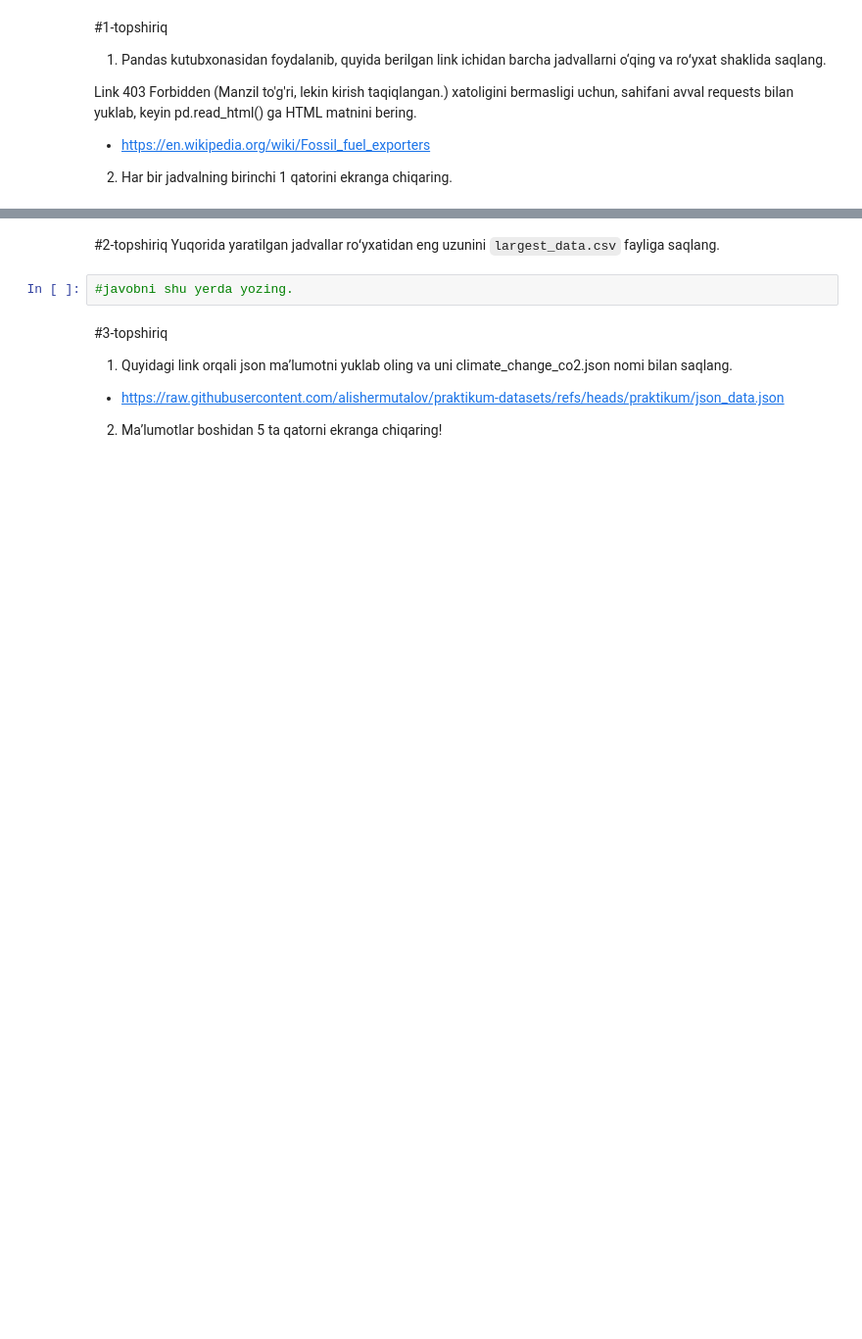
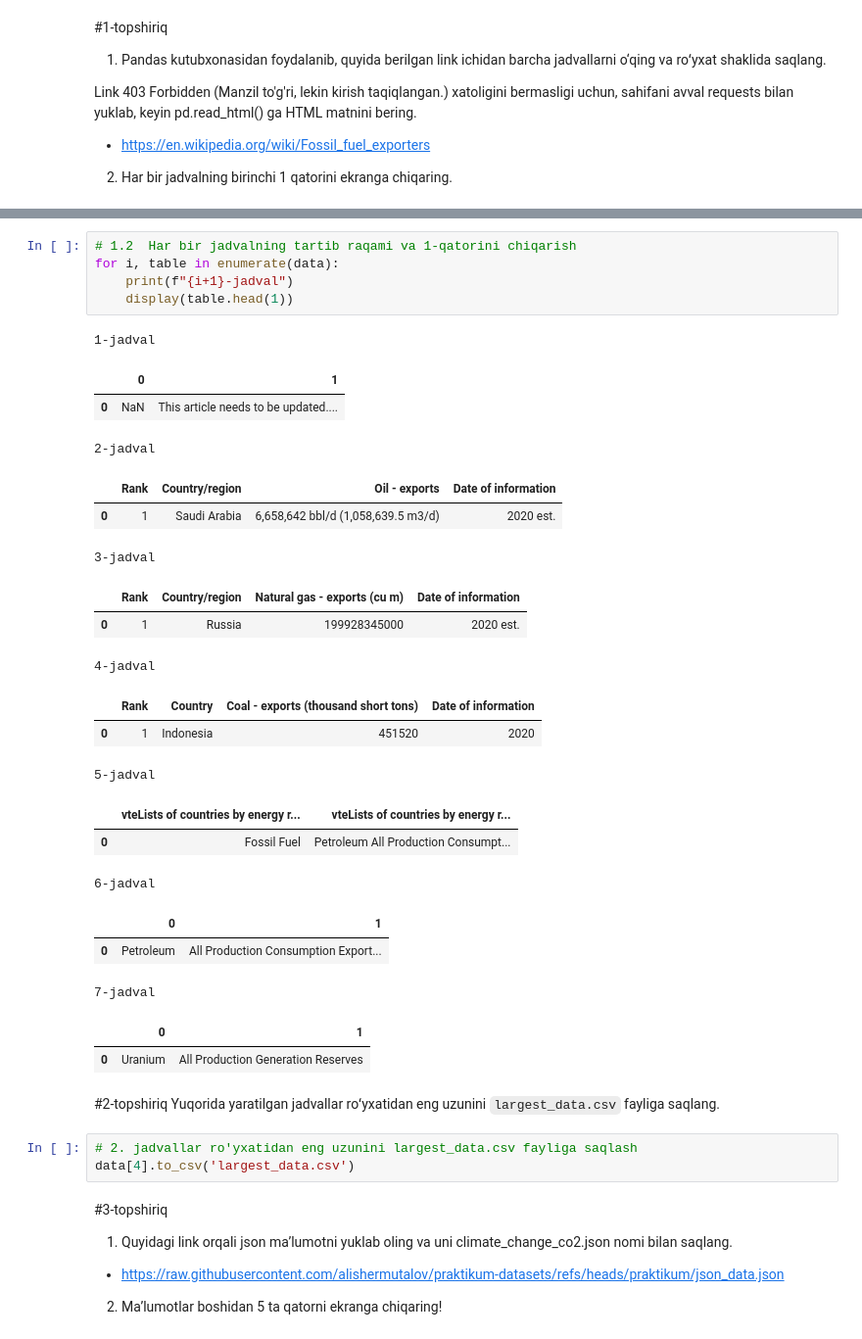
Before and after one commit to Xusanman/data-science-ai, a Jupyter notebook: 8-Veb sahifalardan oʻqish. JSON va API boʻyicha amaliy vazifa.ipynb, the cells around one changed output, grey strips where cells are left out. Shown at 98% size. Cells and saved outputs as stored; diff of their text form; blank space fills up the shorter version.

```diff
--- a/8-Veb sahifalardan oʻqish. JSON va API boʻyicha amaliy vazifa.ipynb
+++ b/8-Veb sahifalardan oʻqish. JSON va API boʻyicha amaliy vazifa.ipynb
@@ -18,8 +38,36 @@ Link 403 Forbidden (Manzil to'g'ri, lekin kirish taqiqlangan.) xatoligini bermas
+# %%
+# 1.2  Har bir jadvalning tartib raqami va 1-qatorini chiqarish
+for i, table in enumerate(data):
+    print(f"{i+1}-jadval")
+    display(table.head(1))
+# %% [output]
+1-jadval
+|  | 0 | 1 |
+| 0 | NaN | This article needs to be updated.... |
+2-jadval
+|  | Rank | Country/region | Oil - exports | Date of information |
+| 0 | 1 | Saudi Arabia | 6,658,642 bbl/d (1,058,639.5 m3/d) | 2020 est. |
+3-jadval
+|  | Rank | Country/region | Natural gas - exports (cu m) | Date of information |
+| 0 | 1 | Russia | 199928345000 | 2020 est. |
+4-jadval
+|  | Rank | Country | Coal - exports (thousand short tons) | Date of information |
+| 0 | 1 | Indonesia | 451520 | 2020 |
+5-jadval
+|  | vteLists of countries by energy r... | vteLists of countries by energy r... |
+| 0 | Fossil Fuel | Petroleum All Production Consumpt... |
+6-jadval
+|  | 0 | 1 |
+| 0 | Petroleum | All Production Consumption Export... |
+7-jadval
+|  | 0 | 1 |
+| 0 | Uranium | All Production Generation Reserves |
 # %% [markdown]
 #2-topshiriq
 Yuqorida yaratilgan jadvallar roʻyxatidan eng uzunini `largest_data.csv` fayliga saqlang.
-# %%
-#javobni shu yerda yozing.
+# %%
+# 2. jadvallar ro'yxatidan eng uzunini largest_data.csv fayliga saqlash
+data[4].to_csv('largest_data.csv')
 # %% [markdown]
 #3-topshiriq
 1. Quyidagi link orqali json maʼlumotni yuklab oling va uni climate_change_co2.json nomi bilan saqlang.
```
Also changed, not shown: parts of 9 cells of this notebook.
